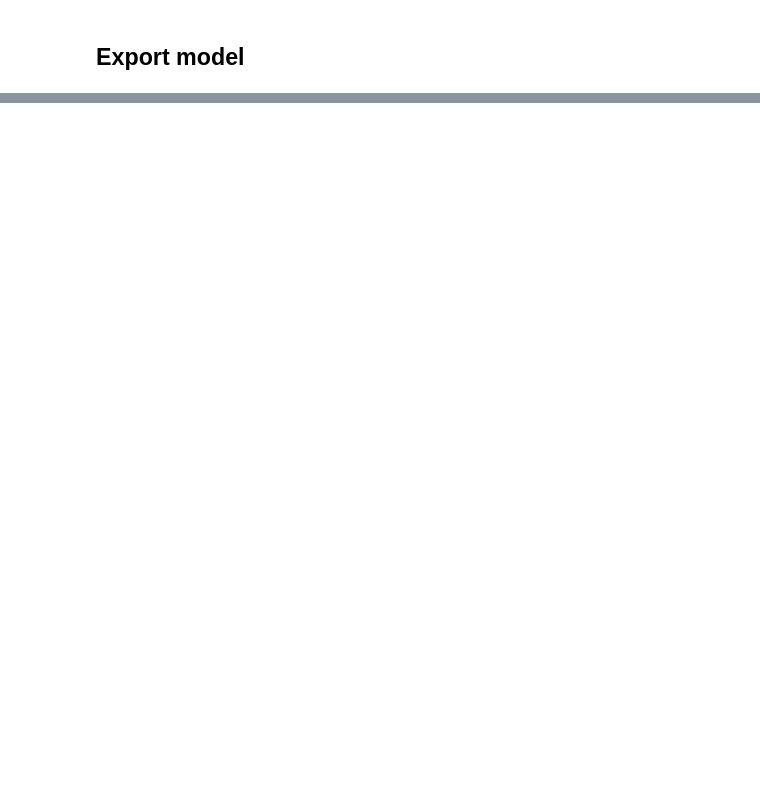
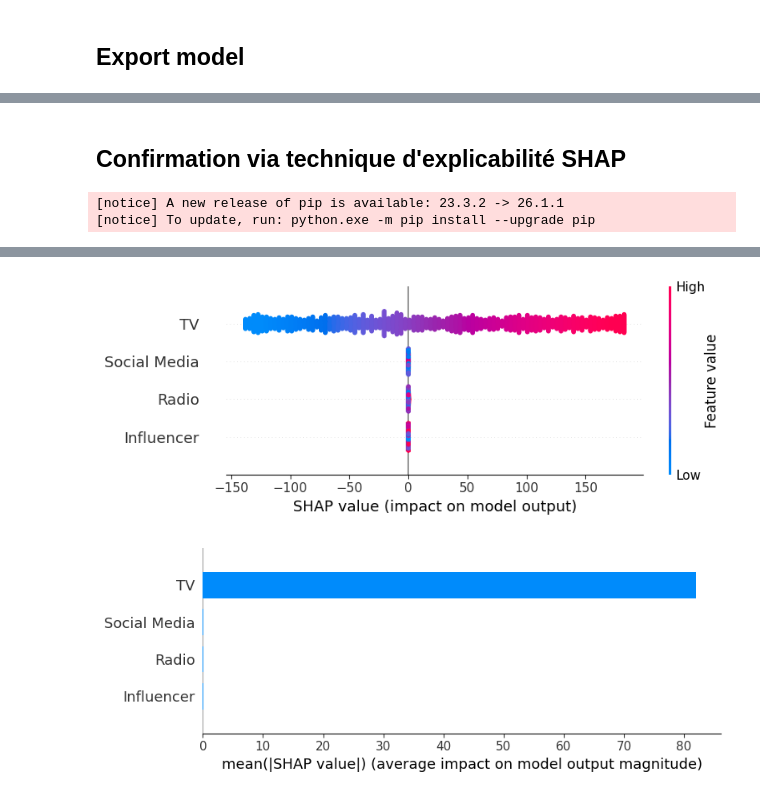
Before and after one commit to weDeZed/DataScienceProjectSujet3, a Jupyter notebook: ml_models/training/linear_regression.ipynb, the cells around one changed output, grey strips where cells are left out. Drawn from its saved outputs; the diff is of its cells as text; code cells hidden in the pictures; blank space fills up the shorter version.

```diff
--- a/ml_models/training/linear_regression.ipynb
+++ b/ml_models/training/linear_regression.ipynb
@@ -68,0 +157,34 @@ with open('../saved_models/linear_regression/model.pkl','wb') as f:
+# %% [markdown]
+## Confirmation via technique d'explicabilité SHAP
+# %%
+%pip install shap "scikit-learn>=1.6" -q
+import shap
+
+explainer = shap.LinearExplainer(lm, X_train, feature_perturbation="interventional")
+shap_values = explainer.shap_values(X_test)
+
+# Beeswarm : distribution des valeurs SHAP pour chaque feature
+shap.summary_plot(
+    shap_values,
+    X_test,
+    feature_names=feature_names,
+    show=False
+)
+plt.tight_layout()
+plt.savefig("../saved_models/linear_regression/shap_summary.png", dpi=150)
+plt.show()
+
+# Bar plot : importance SHAP moyenne absolue
+shap.summary_plot(
+    shap_values,
+    X_test,
+    feature_names=feature_names,
+    plot_type="bar",
+    show=False
+)
+plt.tight_layout()
+plt.savefig("../saved_models/linear_regression/shap_bar.png", dpi=150)
+plt.show()
+# %% [output]
+[notice] A new release of pip is available: 23.3.2 -> 26.1.1
+[notice] To update, run: python.exe -m pip install --upgrade pip
@@ -68,0 +192,2 @@ with open('../saved_models/linear_regression/model.pkl','wb') as f:
+[figure, added]
+[figure, added]
```
Also changed, not shown: parts of 11 cells of this notebook, 1 other file.
